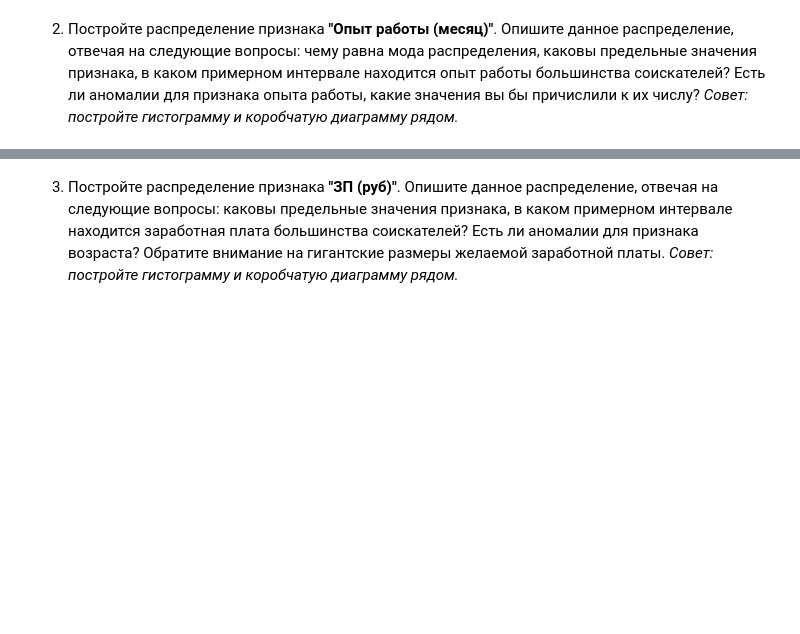
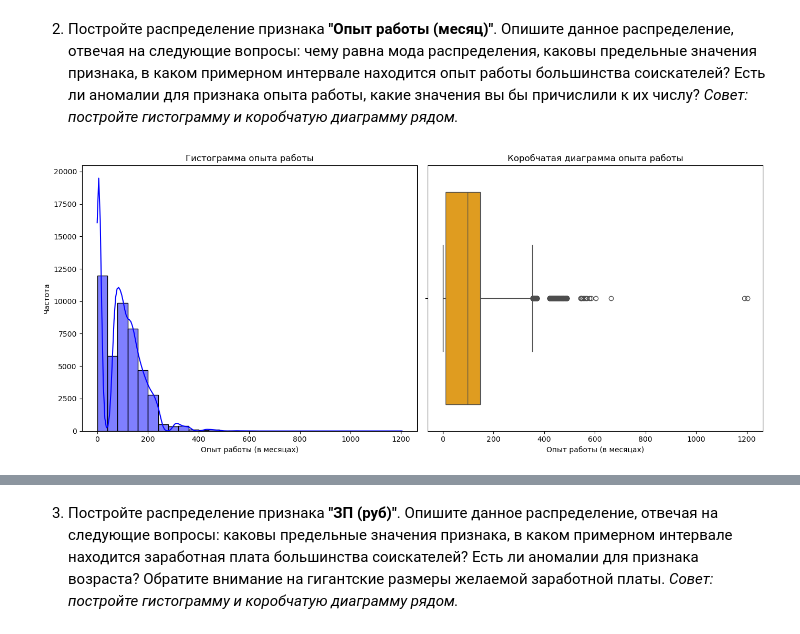
Before and after one commit to Seegment/mipt, a Jupyter notebook: Домашнее задание5.ipynb, the cells around one changed output, grey strips where cells are left out. Saved outputs shown, nothing was run; the diff lists cells and outputs as text; code cells hidden in the pictures; blank space fills up the shorter version.

```diff
--- a/Домашнее задание5.ipynb
+++ b/Домашнее задание5.ipynb
@@ -672,5 +717,32 @@ Index: []
 2. Постройте распределение признака **"Опыт работы (месяц)"**. Опишите данное распределение, отвечая на следующие вопросы: чему равна мода распределения, каковы предельные значения признака, в каком примерном интервале находится опыт работы большинства соискателей? Есть ли аномалии для признака опыта работы, какие значения вы бы причислили к их числу?
 *Совет: постройте гистограмму и коробчатую диаграмму рядом.*
 # %%
+import pandas as pd
+import matplotlib.pyplot as plt
+import seaborn as sns
+
+# Пример данных (замените на ваш DataFrame)
+# df = pd.read_csv('ваш_файл.csv')
+
+# Рисуем графики
+plt.figure(figsize=(14, 6))
+
+# Гистограмма
+plt.subplot(1, 2, 1)
+sns.histplot(df['Опыт работы (месяц)'], bins=30, kde=True, color='blue')
+plt.title('Гистограмма опыта работы')
+plt.xlabel('Опыт работы (в месяцах)')
+plt.ylabel('Частота')
+
+# Коробчатая диаграмма
+plt.subplot(1, 2, 2)
+sns.boxplot(x=df['Опыт работы (месяц)'], color='orange')
+plt.title('Коробчатая диаграмма опыта работы')
+plt.xlabel('Опыт работы (в месяцах)')
+
+plt.tight_layout()
+plt.show()
 # ваш код здесь
+# %% [output]
+[figure, added]
 # %% [markdown]
```
Also changed, not shown: parts of 24 cells of this notebook.
